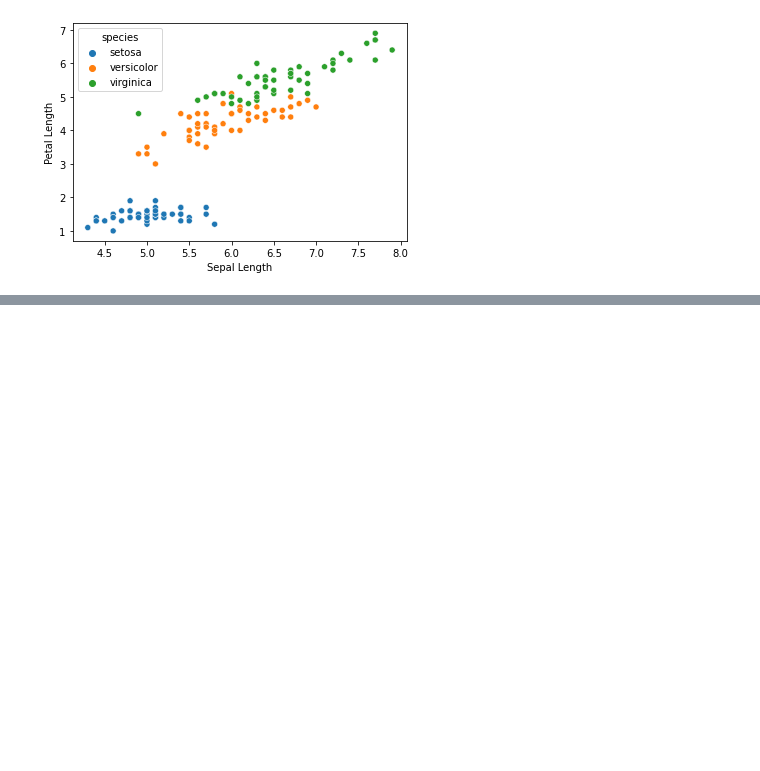
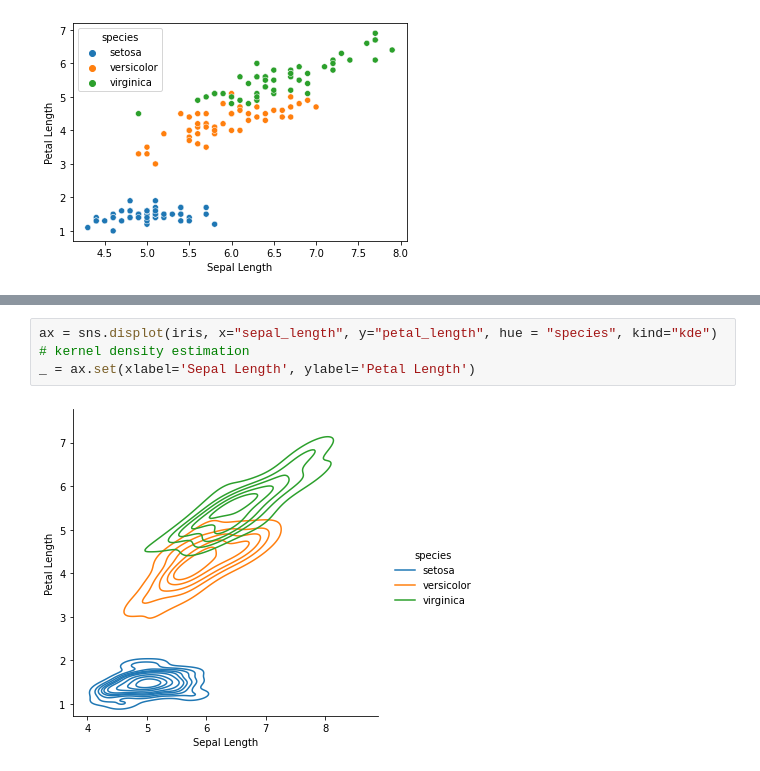
Before and after one commit to shaneahmed/StatswithPython, a Jupyter notebook: 03-DataVisualisation.ipynb, the cells around one changed output, grey strips where cells are left out. Drawn from its saved outputs; the diff is of its cells as text; blank space fills up the shorter version.

```diff
--- a/03-DataVisualisation.ipynb
+++ b/03-DataVisualisation.ipynb
@@ -206,0 +219,5 @@ _ = ax.set(xlabel='Sepal Length', ylabel='Petal Length')
+# %%
+ax = sns.displot(iris, x="sepal_length", y="petal_length", hue = "species", kind="kde") # kernel density estimation
+_ = ax.set(xlabel='Sepal Length', ylabel='Petal Length')
+# %% [output]
+[figure, added]
```
Also changed, not shown: parts of 14 cells of this notebook.
